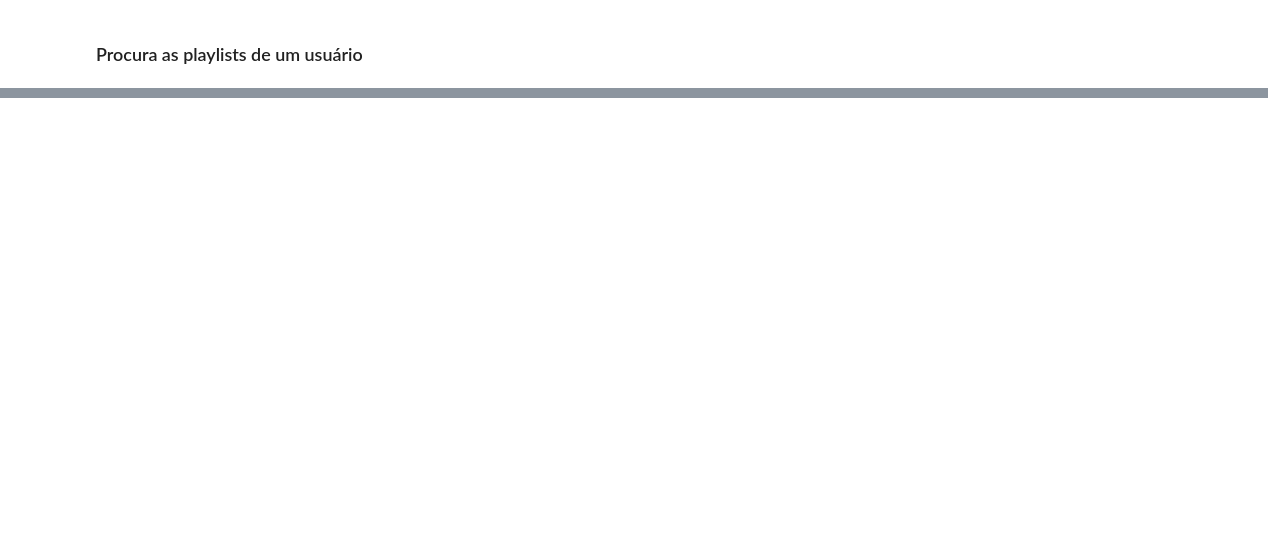
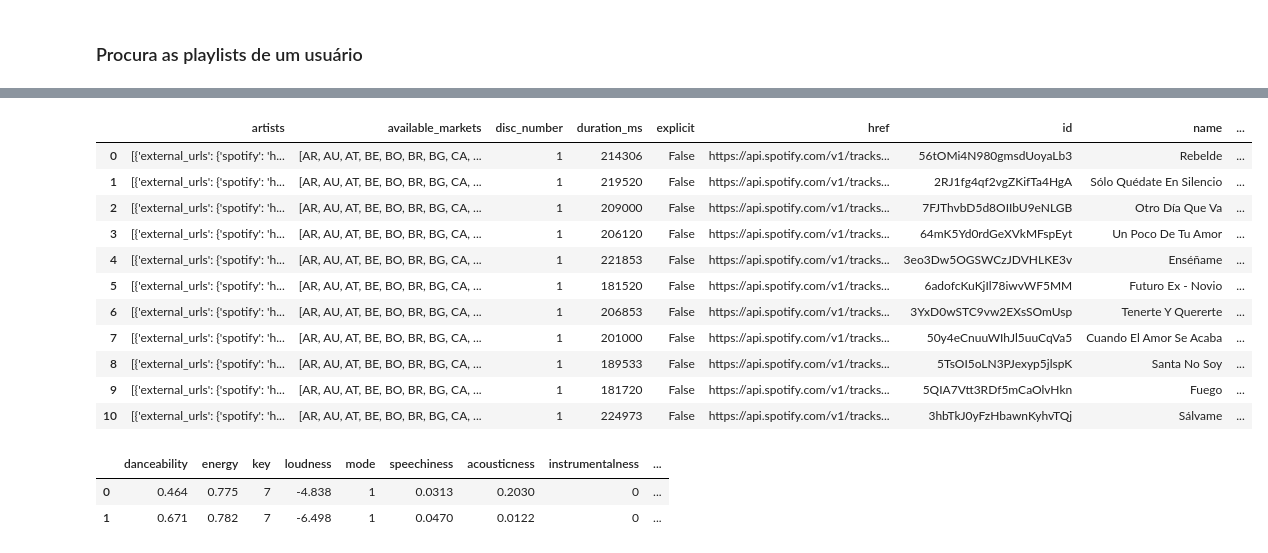
Before and after one commit to LindseyVA/Notas-LabExtracaoAnalise, a Jupyter notebook: spotify.ipynb, the cells around one changed output, grey strips where cells are left out. Drawn from its saved outputs; the diff is of its cells as text; code cells hidden in the pictures; blank space fills up the shorter version.

```diff
--- a/spotify.ipynb
+++ b/spotify.ipynb
@@ -218,0 +387,26 @@ pd.json_normalize(playlists_mcp['items'])
+# %%
+pd.json_normalize(sp.album_tracks('5wvatwGTc0zWIx3dBQadaj')['items'])
+# %% [output]
+|  | artists | available_markets | disc_number | duration_ms | explicit | href | id | name | ... |
+| 0 | [{'external_urls': {'spotify': 'h... | [AR, AU, AT, BE, BO, BR, BG, CA, ... | 1 | 214306 | False | https://api.spotify.com/v1/tracks... | 56tOMi4N980gmsdUoyaLb3 | Rebelde | ... |
+| 1 | [{'external_urls': {'spotify': 'h... | [AR, AU, AT, BE, BO, BR, BG, CA, ... | 1 | 219520 | False | https://api.spotify.com/v1/tracks... | 2RJ1fg4qf2vgZKifTa4HgA | Sólo Quédate En Silencio | ... |
+| 2 | [{'external_urls': {'spotify': 'h... | [AR, AU, AT, BE, BO, BR, BG, CA, ... | 1 | 209000 | False | https://api.spotify.com/v1/tracks... | 7FJThvbD5d8OIIbU9eNLGB | Otro Día Que Va | ... |
+| 3 | [{'external_urls': {'spotify': 'h... | [AR, AU, AT, BE, BO, BR, BG, CA, ... | 1 | 206120 | False | https://api.spotify.com/v1/tracks... | 64mK5Yd0rdGeXVkMFspEyt | Un Poco De Tu Amor | ... |
+| 4 | [{'external_urls': {'spotify': 'h... | [AR, AU, AT, BE, BO, BR, BG, CA, ... | 1 | 221853 | False | https://api.spotify.com/v1/tracks... | 3eo3Dw5OGSWCzJDVHLKE3v | Enséñame | ... |
+| 5 | [{'external_urls': {'spotify': 'h... | [AR, AU, AT, BE, BO, BR, BG, CA, ... | 1 | 181520 | False | https://api.spotify.com/v1/tracks... | 6adofcKuKjIl78iwvWF5MM | Futuro Ex - Novio | ... |
+| 6 | [{'external_urls': {'spotify': 'h... | [AR, AU, AT, BE, BO, BR, BG, CA, ... | 1 | 206853 | False | https://api.spotify.com/v1/tracks... | 3YxD0wSTC9vw2EXsSOmUsp | Tenerte Y Quererte | ... |
+| 7 | [{'external_urls': {'spotify': 'h... | [AR, AU, AT, BE, BO, BR, BG, CA, ... | 1 | 201000 | False | https://api.spotify.com/v1/tracks... | 50y4eCnuuWIhJl5uuCqVa5 | Cuando El Amor Se Acaba | ... |
+| 8 | [{'external_urls': {'spotify': 'h... | [AR, AU, AT, BE, BO, BR, BG, CA, ... | 1 | 189533 | False | https://api.spotify.com/v1/tracks... | 5TsOI5oLN3PJexyp5jlspK | Santa No Soy | ... |
+| 9 | [{'external_urls': {'spotify': 'h... | [AR, AU, AT, BE, BO, BR, BG, CA, ... | 1 | 181720 | False | https://api.spotify.com/v1/tracks... | 5QIA7Vtt3RDf5mCaOlvHkn | Fuego | ... |
+| 10 | [{'external_urls': {'spotify': 'h... | [AR, AU, AT, BE, BO, BR, BG, CA, ... | 1 | 224973 | False | https://api.spotify.com/v1/tracks... | 3hbTkJ0yFzHbawnKyhvTQj | Sálvame | ... |
+# %%
+id = '2RJ1fg4qf2vgZKifTa4HgA'
+features_mqn = sp.audio_features('spotify:track:' + id)
+features_mqm = sp.audio_features('spotify:track:' + '56tOMi4N980gmsdUoyaLb3')
+df = pd.json_normalize(features_mqn[0])
+df.loc[-1] = features_mqm[0]
+df.reset_index(drop = True)
+# %% [output]
+|  | danceability | energy | key | loudness | mode | speechiness | acousticness | instrumentalness | ... |
+| 0 | 0.464 | 0.775 | 7 | -4.838 | 1 | 0.0313 | 0.2030 | 0 | ... |
+| 1 | 0.671 | 0.782 | 7 | -6.498 | 1 | 0.0470 | 0.0122 | 0 | ... |
```
Also changed, not shown: parts of 15 cells of this notebook, 1 other file.
